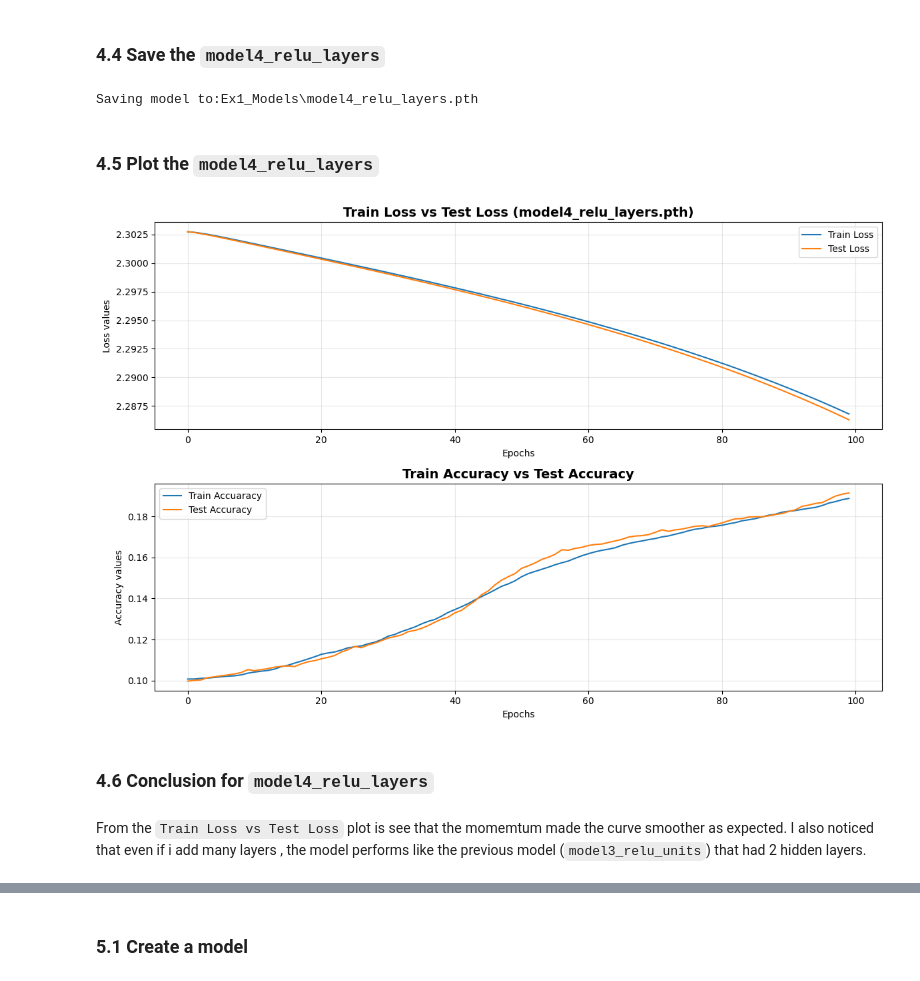
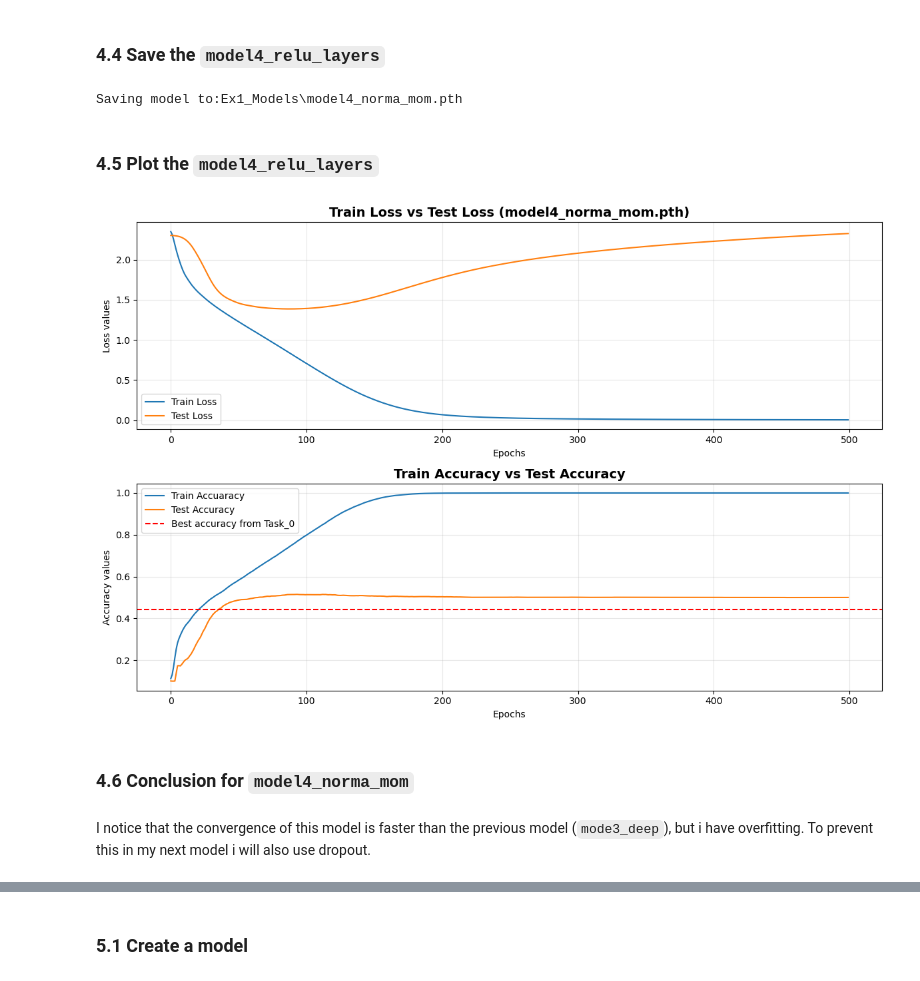
Before and after one commit to kounsolas/NeuralNetworks, a Jupyter notebook: Task_1.ipynb, the cells around one changed output, grey strips where cells are left out. Drawn from its saved outputs; the diff is of its cells as text; code cells hidden in the pictures.

Commit message:
Update task_1
Finished MLPs, i will now work on CNNs

```diff
--- a/Task_1.ipynb
+++ b/Task_1.ipynb
@@ -217,7 +223,7 @@ def train_test_fn(model,epochs,X_train,X_test,y_train,y_test,metrics):
     total_time = end_time - start_time  # Calculate total time
     print(f"Training completed in: {total_time:.2f} seconds")
 # %%
-epochs =100
+epochs =200
 
 # Create a metrics object
 metrics = my_Metrics(epochs=epochs)
@@ -283,6 +289,7 @@ def plot_loss_acc_fn(metrics,model_name):
     plt.subplot(2,1,2)
     plt.plot(metrics.train_acc_values,label="Train Accuaracy")
     plt.plot(metrics.test_acc_values,label="Test Accuracy")
+    plt.axhline(y=0.4425,color='r',ls='--',label="Best accuracy from Task_0")  #the best accuracy achieved from Task_0 (3NN)
     plt.title("Train Accuracy vs Test Accuracy",fontsize=14,fontweight="bold")
     plt.xlabel("Epochs")
     plt.ylabel("Accuracy values")
@@ -561,12 +595,12 @@ optimizer = torch.optim.SGD(params=model4_relu_layers.parameters(),lr=0.01,momen
 ### 4.3 Train and test loop
 # %%
 # call train_test_fn to train and test my model
-epochs =100
+epochs =500
 
 # Create a metrics object
 metrics = my_Metrics(epochs=epochs)
 
-train_test_fn(model=model4_relu_layers,
+train_test_fn(model=model4_norma_mom,
               epochs=epochs,
               X_train=X_train,
               X_test=X_test,
@@ -581,19 +624,19 @@ KeyboardInterrupt:
 # %% [markdown]
 ### 4.4 Save the `model4_relu_layers`
 # %%
-save_model(model=model4_relu_layers,
-           model_name="model4_relu_layers.pth")
+save_model(model=model4_norma_mom,
+           model_name="model4_norma_mom.pth")
 # %% [output]
-Saving model to:Ex1_Models\model4_relu_layers.pth
+Saving model to:Ex1_Models\model4_norma_mom.pth
 # %% [markdown]
 ### 4.5 Plot the `model4_relu_layers`
 # %%
 plot_loss_acc_fn(metrics=metrics,
-                 model_name="model4_relu_layers.pth")
+                 model_name="model4_norma_mom.pth")
 # %% [output]
-[figure, old version]
+[figure, new version]
 # %% [markdown]
-### 4.6 Conclusion for `model4_relu_layers`
+### 4.6 Conclusion for `model4_norma_mom`
 # %% [markdown]
-From the `Train Loss vs Test Loss` plot is see that the momemtum made the curve smoother as expected. I also noticed that even if i add many layers , the model performs like the previous model (`model3_relu_units`) that had 2 hidden layers.
+I notice that the convergence of this model is faster than the previous model (`mode3_deep`), but i have overfitting. To prevent this in my next model i will also use dropout.
 # %% [markdown]
```
Also changed, not shown: parts of 33 cells of this notebook, 7 other files.
